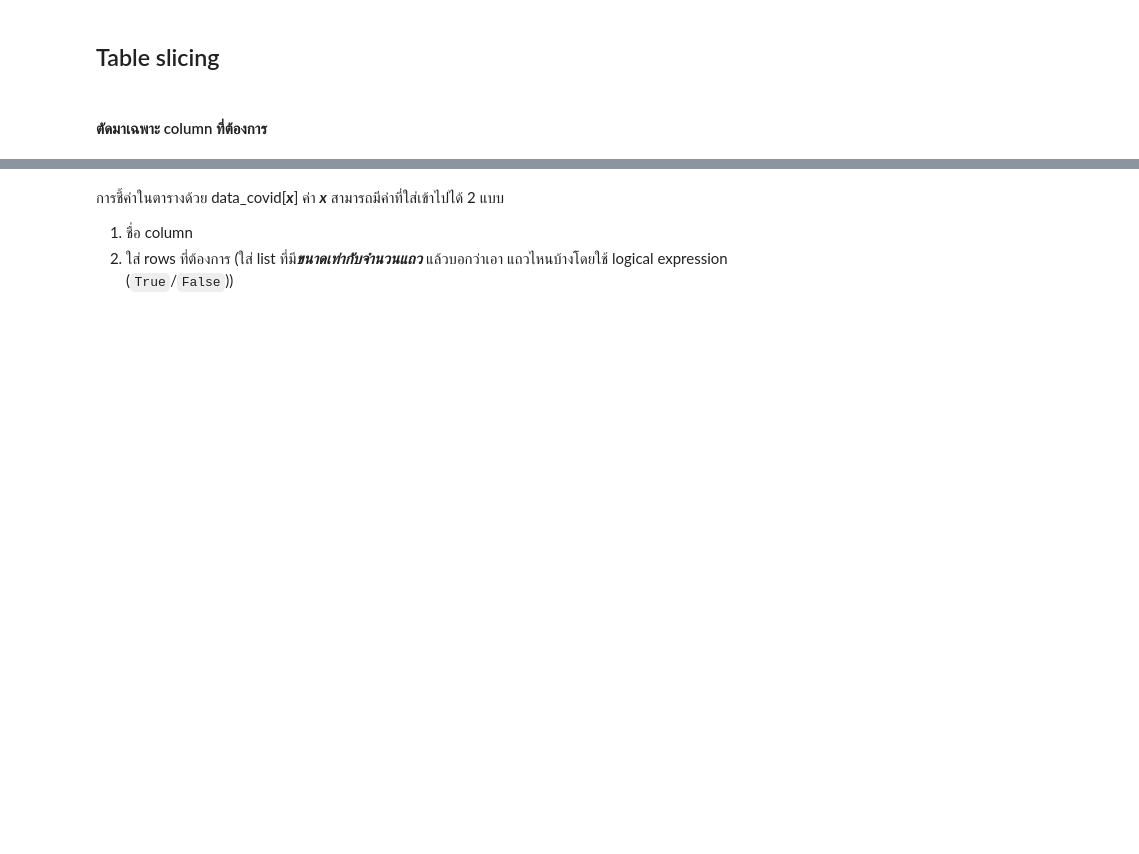
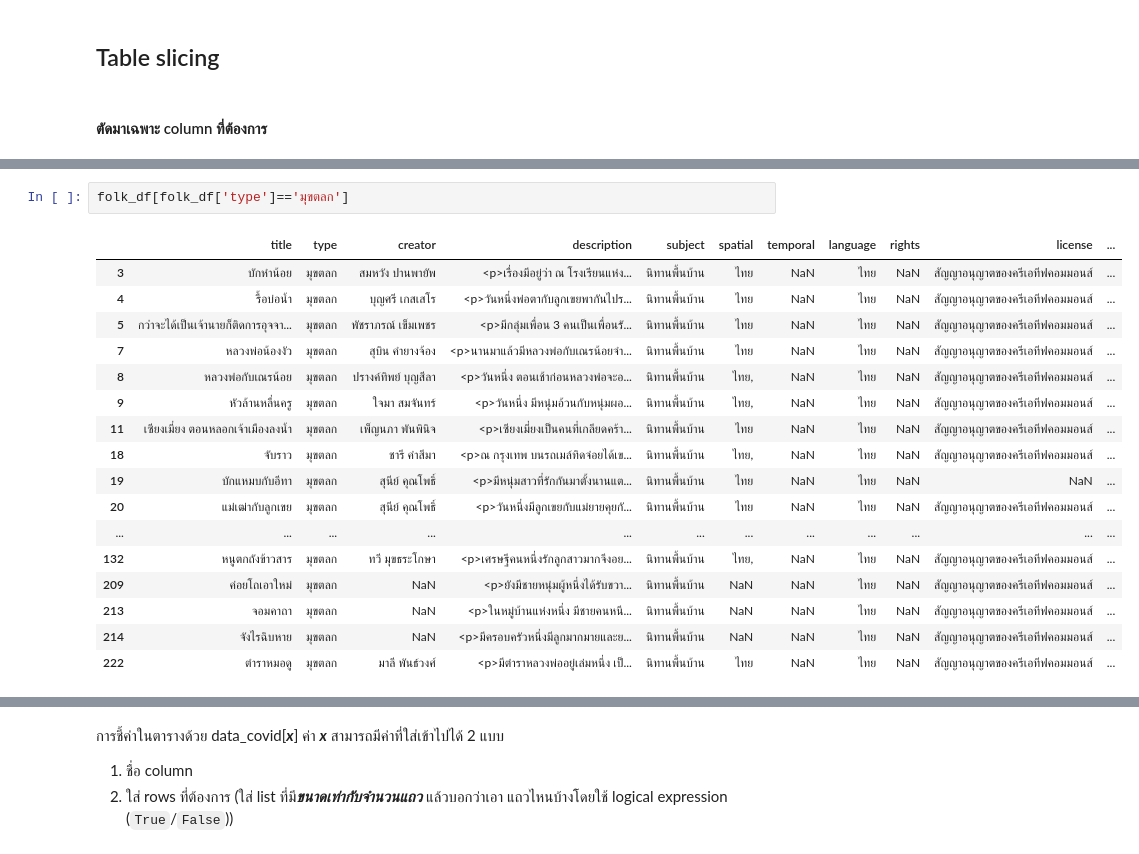
Before and after one commit to Meaiie/python_dataviz2024, a Jupyter notebook: Pandas_101.ipynb, the cells around one changed output, grey strips where cells are left out. Drawn from its saved outputs; the diff is of its cells as text; blank space fills up the shorter version.

```diff
--- a/Pandas_101.ipynb
+++ b/Pandas_101.ipynb
@@ -168,0 +170,20 @@ data_covid[data_covid['province_of_onset']=='ขอนแก่น']
+# %%
+folk_df[folk_df['type']=='มุขตลก']
+# %% [output]
+|  | title | type | creator | description | subject | spatial | temporal | language | rights | license | ... |
+| 3 | บักหำน้อย | มุขตลก | สมหวัง ปานพายัพ | <p>เรื่องมีอยู่ว่า ณ โรงเรียนแห่ง... | นิทานพื้นบ้าน | ไทย | NaN | ไทย | NaN | สัญญาอนุญาตของครีเอทีฟคอมมอนส์ | ... |
+| 4 | รื้อบ่อน้ำ | มุขตลก | บุญศรี เกสเสโร | <p>วันหนึ่งพ่อตากับลูกเขยพากันไปร... | นิทานพื้นบ้าน | ไทย | NaN | ไทย | NaN | สัญญาอนุญาตของครีเอทีฟคอมมอนส์ | ... |
+| 5 | กว่าจะได้เป็นเจ้านายก็ติดการอุจจา... | มุขตลก | พัชราภรณ์ เข็มเพชร | <p>มีกลุ่มเพื่อน 3 คนเป็นเพื่อนรั... | นิทานพื้นบ้าน | ไทย | NaN | ไทย | NaN | สัญญาอนุญาตของครีเอทีฟคอมมอนส์ | ... |
+| 7 | หลวงพ่อน้องงัว | มุขตลก | สุบิน คำยางจ้อง | <p>นานมาแล้วมีหลวงพ่อกับเณรน้อยจำ... | นิทานพื้นบ้าน | ไทย | NaN | ไทย | NaN | สัญญาอนุญาตของครีเอทีฟคอมมอนส์ | ... |
+| 8 | หลวงพ่อกับเณรน้อย | มุขตลก | ปรางค์ทิพย์ บุญสีลา | <p>วันหนึ่ง ตอนเช้าก่อนหลวงพ่อจะอ... | นิทานพื้นบ้าน | ไทย, | NaN | ไทย | NaN | สัญญาอนุญาตของครีเอทีฟคอมมอนส์ | ... |
+| 9 | หัวล้านหลื่นครู | มุขตลก | ใจมา สมจันทร์ | <p>วันหนึ่ง มีหนุ่มอ้วนกับหนุ่มผอ... | นิทานพื้นบ้าน | ไทย, | NaN | ไทย | NaN | สัญญาอนุญาตของครีเอทีฟคอมมอนส์ | ... |
+| 11 | เซียงเมี่ยง ตอนหลอกเจ้าเมืองลงน้ำ | มุขตลก | เพ็ญนภา พันพินิจ | <p>เซียงเมี่ยงเป็นคนที่เกลียดคร้า... | นิทานพื้นบ้าน | ไทย | NaN | ไทย | NaN | สัญญาอนุญาตของครีเอทีฟคอมมอนส์ | ... |
+| 18 | จับราว | มุขตลก | ชารี คำสีมา | <p>ณ กรุงเทพ บนรถเมล์ทิดจ่อยได้เข... | นิทานพื้นบ้าน | ไทย, | NaN | ไทย | NaN | สัญญาอนุญาตของครีเอทีฟคอมมอนส์ | ... |
+| 19 | บักแหมบกับอีทา | มุขตลก | สุนีย์ คุณโพธิ์ | <p>มีหนุ่มสาวที่รักกันมาตั้งนานแต... | นิทานพื้นบ้าน | ไทย | NaN | ไทย | NaN | NaN | ... |
+| 20 | แม่เฒ่ากับลูกเขย | มุขตลก | สุนีย์ คุณโพธิ์ | <p>วันหนึ่งมีลูกเขยกับแม่ยายคุยกั... | นิทานพื้นบ้าน | ไทย | NaN | ไทย | NaN | สัญญาอนุญาตของครีเอทีฟคอมมอนส์ | ... |
+| ... | ... | ... | ... | ... | ... | ... | ... | ... | ... | ... | ... |
+| 132 | หนูตกถังข้าวสาร | มุขตลก | ทวี มุขธระโกษา | <p>เศรษฐีคนหนึ่งรักลูกสาวมากจึงอย... | นิทานพื้นบ้าน | ไทย, | NaN | ไทย | NaN | สัญญาอนุญาตของครีเอทีฟคอมมอนส์ | ... |
+| 209 | ค่อยโถเอาใหม่ | มุขตลก | NaN | <p>ยังมีชายหนุ่มผู้หนึ่งได้รับขวา... | นิทานพื้นบ้าน | NaN | NaN | ไทย | NaN | สัญญาอนุญาตของครีเอทีฟคอมมอนส์ | ... |
+| 213 | จอมคาถา | มุขตลก | NaN | <p>ในหมู่บ้านแห่งหนึ่ง มีชายคนหนึ... | นิทานพื้นบ้าน | NaN | NaN | ไทย | NaN | สัญญาอนุญาตของครีเอทีฟคอมมอนส์ | ... |
+| 214 | จังไรฉิบหาย | มุขตลก | NaN | <p>มีครอบครัวหนึ่งมีลูกมากมายและย... | นิทานพื้นบ้าน | NaN | NaN | ไทย | NaN | สัญญาอนุญาตของครีเอทีฟคอมมอนส์ | ... |
+| 222 | ตำราหมอดู | มุขตลก | มาลี พันธ์วงศ์ | <p>มีตำราหลวงพ่ออยู่เล่มหนึ่ง เป็... | นิทานพื้นบ้าน | ไทย | NaN | ไทย | NaN | สัญญาอนุญาตของครีเอทีฟคอมมอนส์ | ... |
```
Also changed, not shown: parts of 31 cells of this notebook.
